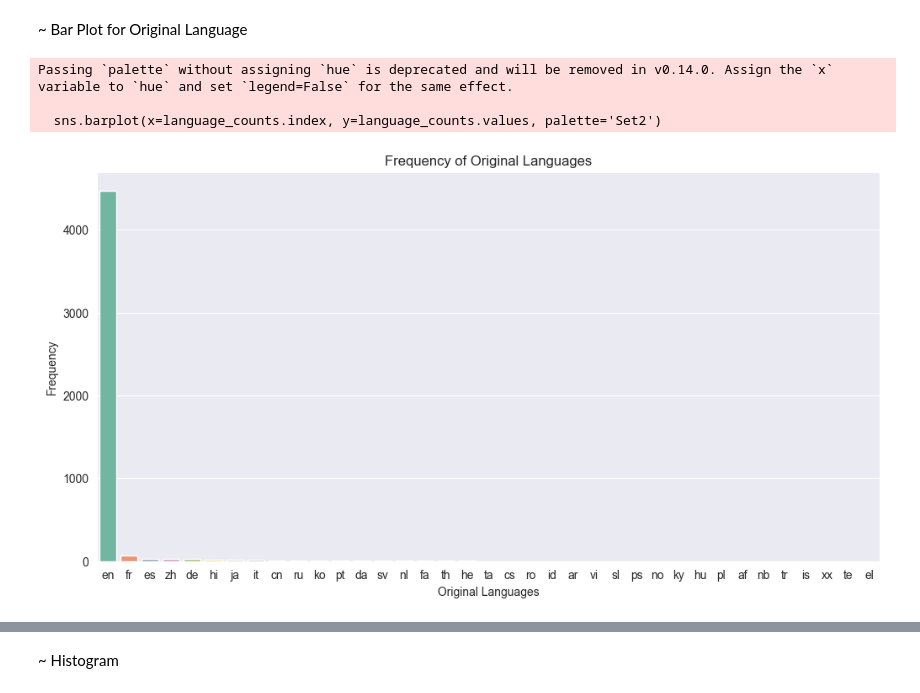
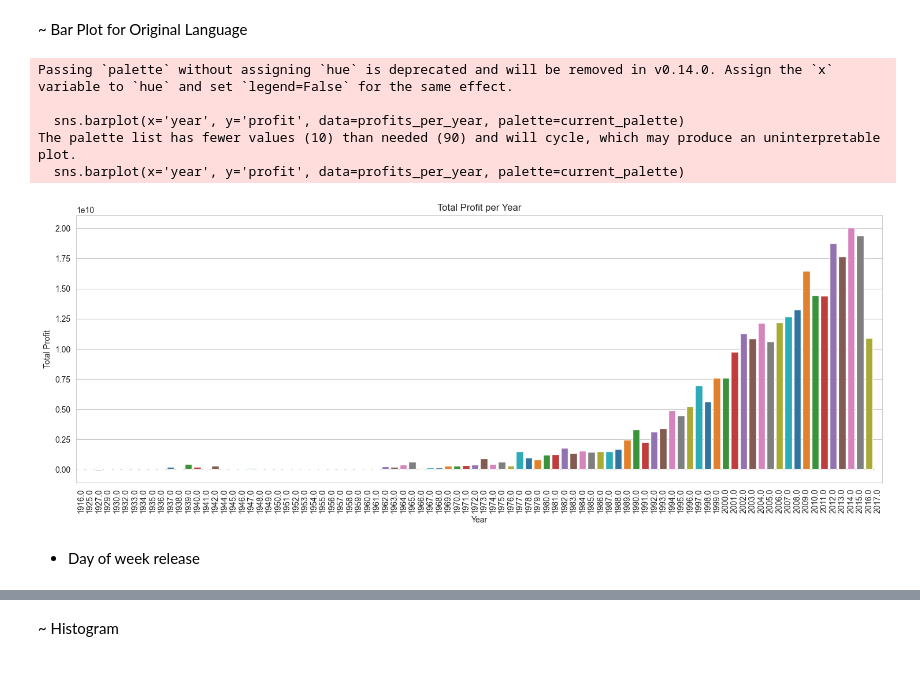
Before and after one commit to samahosseini/tmdb_5000_movies, a Jupyter notebook: src/main.ipynb, the cells around one changed output, grey strips where cells are left out. Saved outputs shown, nothing was run; the diff lists cells and outputs as text; code cells hidden in the pictures.

```diff
--- a/src/main.ipynb
+++ b/src/main.ipynb
@@ -138,3 +131,18 @@ df = df[df['id'] != 292539]
+# %%
+df.drop_duplicates(inplace=True)
+
+df.drop(
+    columns=['release_date', 'status', 'original_title', 'tagline', 'movie_id',
+             'title_y'], inplace=True)
+
+df = df.reindex(
+    columns=['id', 'title_x', 'original_language', 'spoken_languages', 'genres',
+             'keywords', 'overview', 'production_companies', 'production_countries', 'year',
+             'month', 'day', 'dow', 'revenue', 'budget', 'runtime',
+             'popularity', 'has_homepage', 'cast', 'crew', 'vote_count',
+             'vote_average', 'profit'])
+# %%
+df = df[df['id'] != 380097]
 # %% [markdown]
 ~ Dealing with JSON Fields
 # %%
@@ -168,17 +176,11 @@ def json_convert(obj):
 df['cast']=df['cast'].apply(json_convert)
 # %%
 def fetch_crew(obj):
-    L=[]
+    l=[]
     for i in ast.literal_eval(obj):
         if i['job']=='Director' or i['job']=='Writer' or i['job']=='Producer':
-            L.append(i['name'])
-    return L
+            l.append(i['name'])
+    return l
 
 
 df['crew']=df['crew'].apply(fetch_crew)
-# %%
-df['overview'] = df['overview'].apply(lambda x: x.split())
-df['genres'] = df['genres'].apply(lambda x:[i.replace(' ','') for i in x])
-df['keywords'] = df['keywords'].apply(lambda x:[i.replace(' ','') for i in x])
-df['cast'] = df['cast'].apply(lambda x:[i.replace(' ','') for i in x])
-df['crew'] = df['crew'].apply(lambda x:[i.replace(' ','') for i in x])
@@ -269,15 +278,23 @@ Passing `palette` without assigning `hue` is deprecated and will be removed in v
 # %% [markdown]
 ~ Bar Plot for Original Language
 # %%
-plt.figure(figsize=(12, 6))
-language_counts = df['original_language'].value_counts()
-sns.barplot(x=language_counts.index, y=language_counts.values, palette='Set2')
-plt.title('Frequency of Original Languages')
-plt.xlabel('Original Languages')
-plt.ylabel('Frequency')
+# Group by year and sum profit
+profits_per_year = df.groupby("year")["profit"].sum().reset_index()
+
+# Plot the barplot
+plt.figure(figsize=(18, 6))
+sns.barplot(x='year', y='profit', data=profits_per_year, palette=current_palette)
+plt.xlabel('Year')
+plt.ylabel('Total Profit')
+plt.title('Total Profit per Year')
+plt.xticks(rotation=90)
 plt.show()
 # %% [output]
 Passing `palette` without assigning `hue` is deprecated and will be removed in v0.14.0. Assign the `x` variable to `hue` and set `legend=False` for the same effect.
 
-  sns.barplot(x=language_counts.index, y=language_counts.values, palette='Set2')
+  sns.barplot(x='year', y='profit', data=profits_per_year, palette=current_palette)
+The palette list has fewer values (10) than needed (90) and will cycle, which may produce an uninterpretable plot.
+  sns.barplot(x='year', y='profit', data=profits_per_year, palette=current_palette)
-[figure, old version]
+[figure, new version]
+# %% [markdown]
+- Day of week release
```
Also changed, not shown: parts of 42 cells of this notebook.
